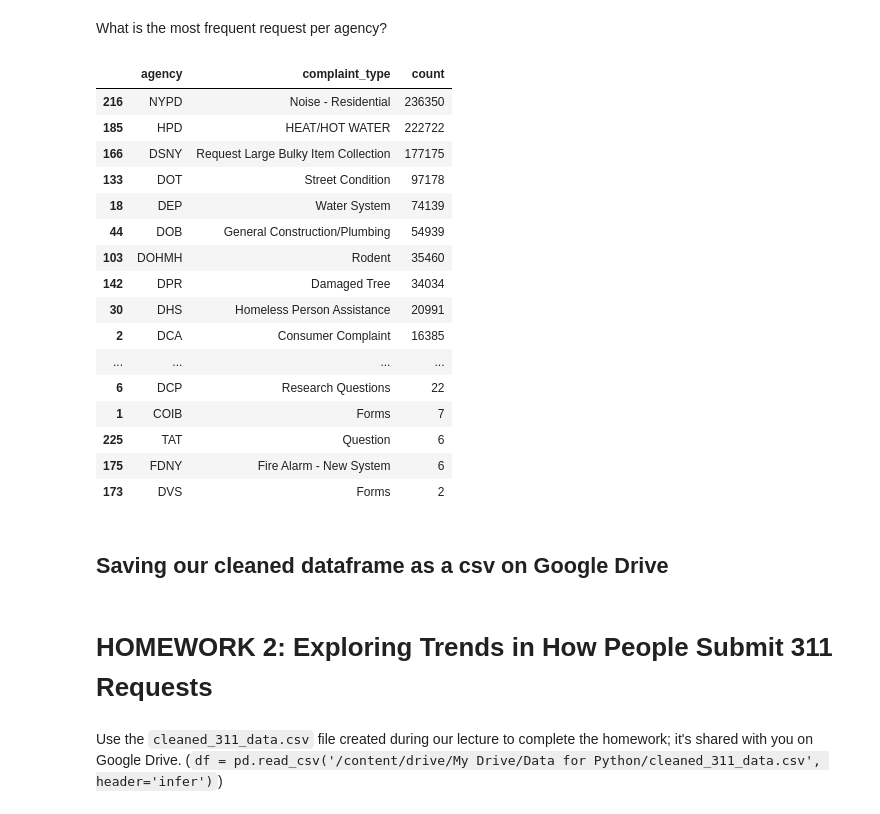
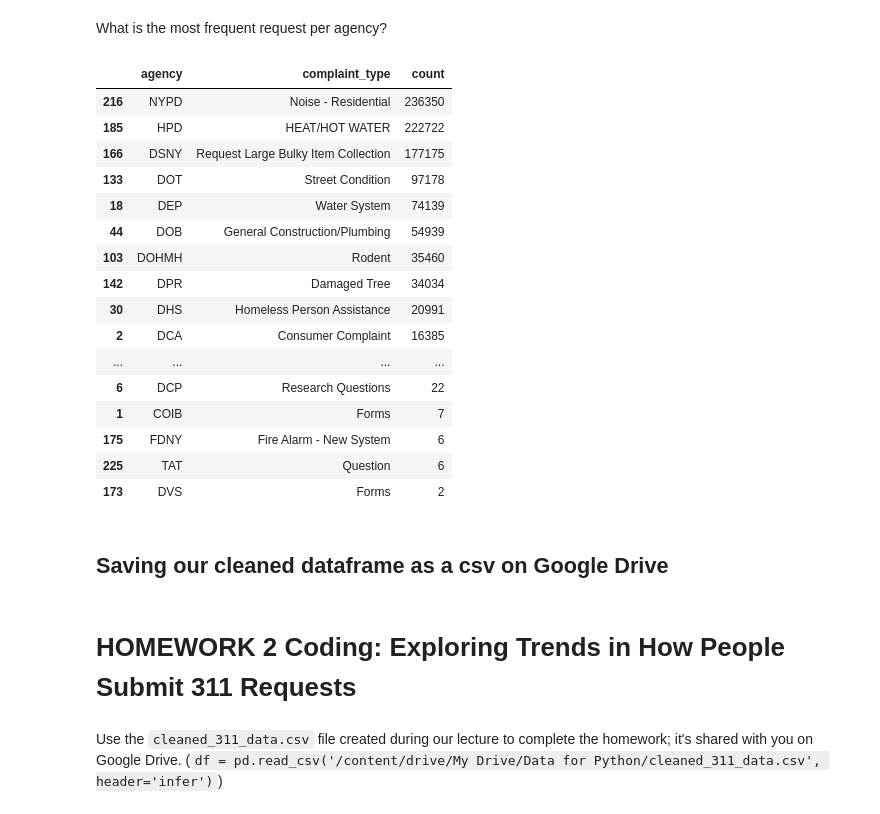
Before and after one commit to afeld/python-public-policy, a Jupyter notebook: lecture_1.ipynb, the cells around one changed output. Drawn from its saved outputs; the diff is of its cells as text; code cells hidden in the pictures.

```diff
--- a/lecture_1.ipynb
+++ b/lecture_1.ipynb
@@ -10,6 +10,11 @@
 # %%
 import pandas as pd
 from google.colab import drive
+# %%
+# You can use pd.set_option() to make sure you see all the rows in your dataframe
+pd.set_option('display.max_columns', None)  # or 1000
+pd.set_option('display.max_rows', None)  # or 1000
+pd.set_option('display.max_colwidth', -1)  # or 199
 # %% [markdown]
 ## Read and save 311 Service Requests dataset as a pandas dataframe
 # %%
@@ -548,26 +518,26 @@ What is the most frequent request per agency?
 # %%
 # first create a dataframe that contains the count of complaints per agency per comaplaint typw
 agency_counts = df_cleaned.groupby(['agency', 'complaint_type']).size().reset_index(name='count')
 
 # use "drop_duplicates" function to keep the row with the highest value per agency
-agency_counts.sort_values('count', ascending=False).drop_duplicates(['agency'])
+agency_counts.sort_values(['count','agency'], ascending=[False,True]).drop_duplicates(['agency'])
 # %% [output]
 |  | agency | complaint_type | count |
 | 216 | NYPD | Noise - Residential | 236350 |
 | 185 | HPD | HEAT/HOT WATER | 222722 |
 | 166 | DSNY | Request Large Bulky Item Collection | 177175 |
 | 133 | DOT | Street Condition | 97178 |
 | 18 | DEP | Water System | 74139 |
 | 44 | DOB | General Construction/Plumbing | 54939 |
 | 103 | DOHMH | Rodent | 35460 |
 | 142 | DPR | Damaged Tree | 34034 |
 | 30 | DHS | Homeless Person Assistance | 20991 |
 | 2 | DCA | Consumer Complaint | 16385 |
 | ... | ... | ... | ... |
 | 6 | DCP | Research Questions | 22 |
 | 1 | COIB | Forms | 7 |
+| 175 | FDNY | Fire Alarm - New System | 6 |
 | 225 | TAT | Question | 6 |
-| 175 | FDNY | Fire Alarm - New System | 6 |
 | 173 | DVS | Forms | 2 |
 # %% [markdown]
 ## Saving our cleaned dataframe as a csv on Google Drive
@@ -575,7 +545,7 @@ agency_counts.sort_values('count', ascending=False).drop_duplicates(['agency'])
 df.to_csv('cleaned_311_data.csv')
 !cp data.csv drive/My\ Drive/
 # %% [markdown]
-# HOMEWORK 2: Exploring Trends in How People Submit 311 Requests
+# HOMEWORK 2 Coding: Exploring Trends in How People Submit 311 Requests
 # %% [markdown]
 Use the `cleaned_311_data.csv` file created during our lecture to complete the homework; it's shared with you on Google Drive. (`df = pd.read_csv('/content/drive/My Drive/Data for Python/cleaned_311_data.csv', header='infer')`)
 # %% [markdown]
```
Also changed, not shown: parts of 15 cells of this notebook.
